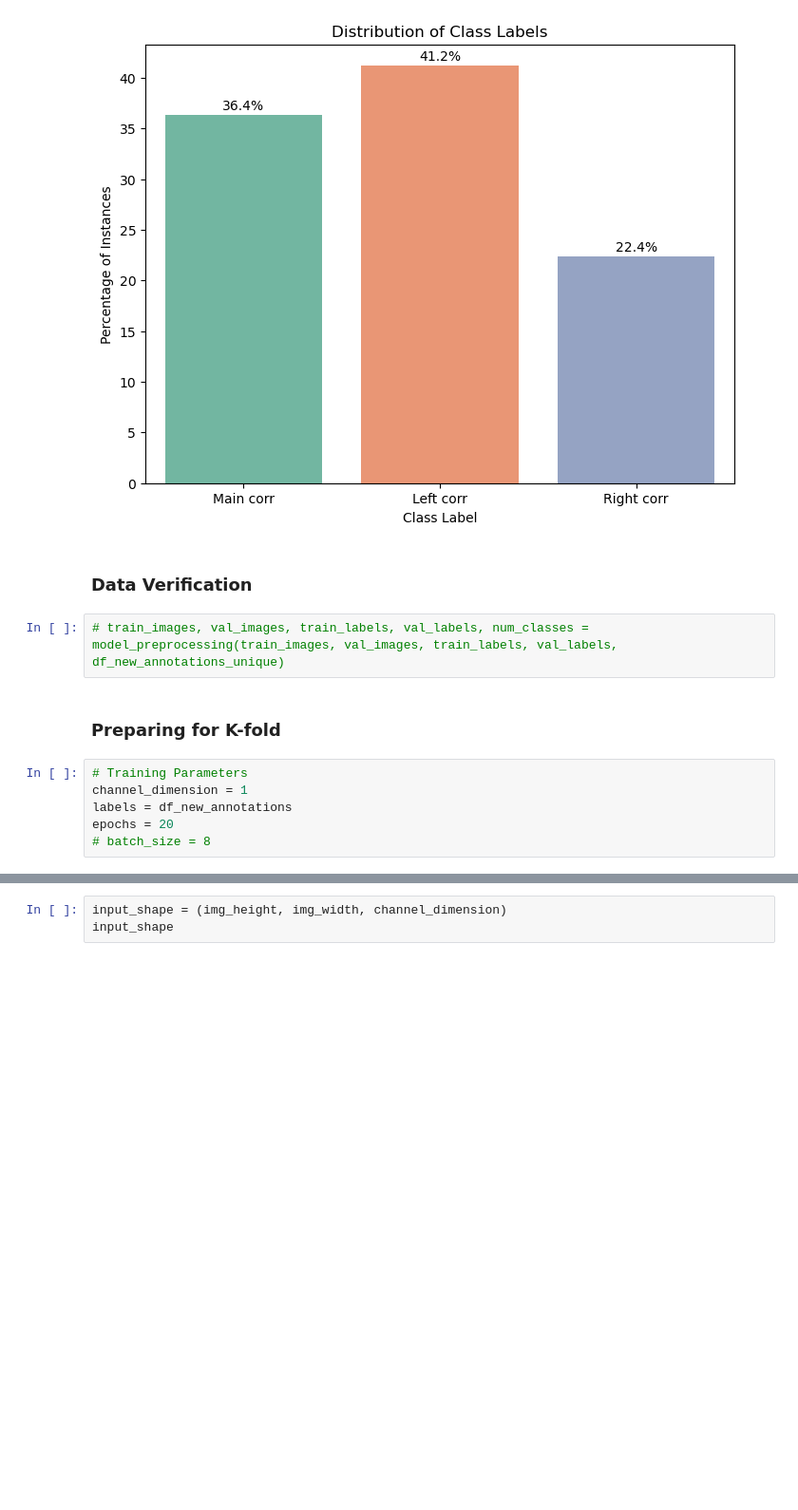
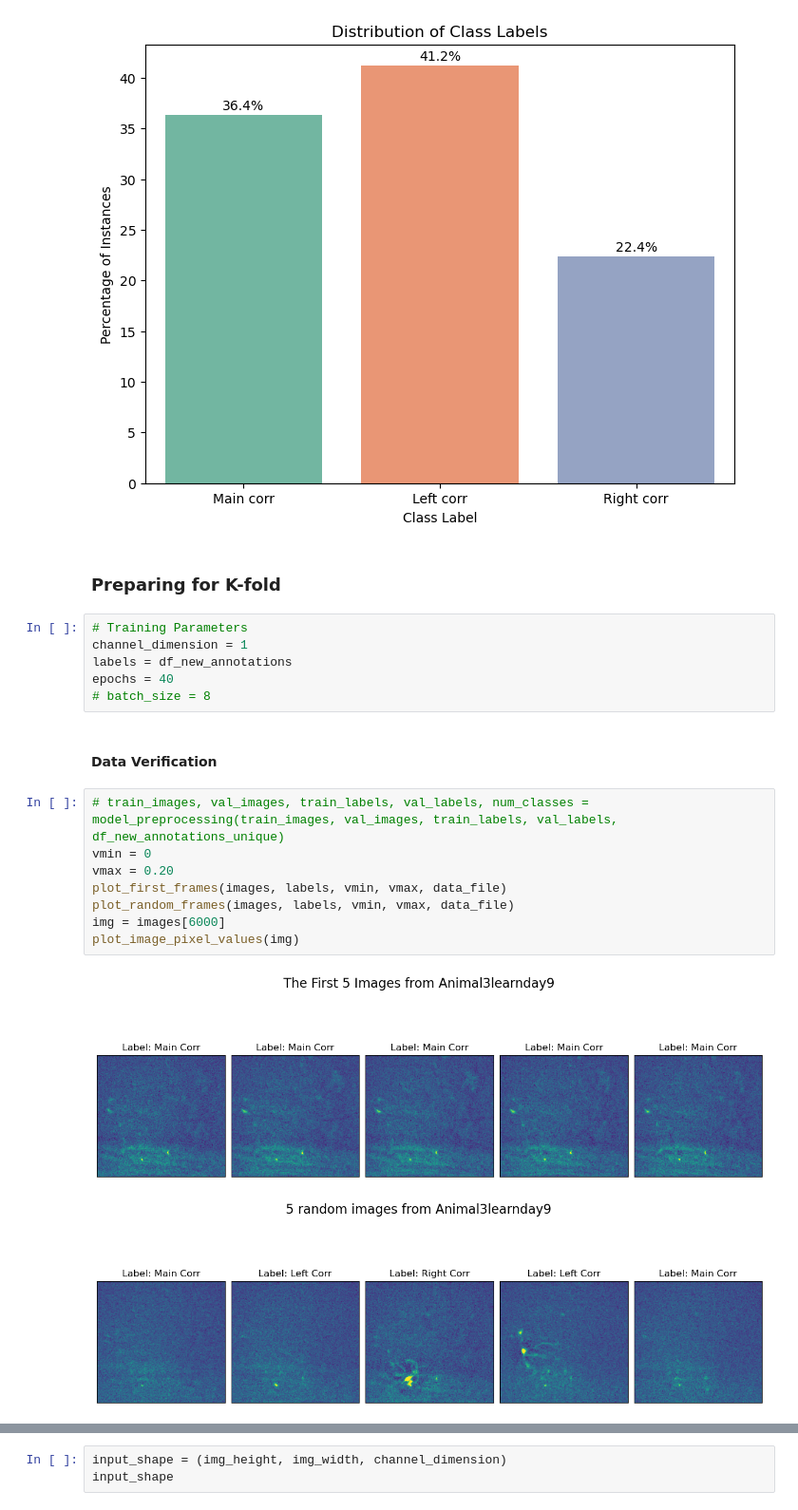
Before and after one commit to konkalaitzidis/bpnn, a Jupyter notebook: src/V3/BPNN_V3.ipynb, the cells around one changed output, grey strips where cells are left out. Shown at 95% size. Drawn from its saved outputs; the diff is of its cells as text; blank space fills up the shorter version.

Commit message:
WIP/Code cleanup, improve plots, store results for plotting pipeline

```diff
--- a/src/V3/BPNN_V3.ipynb
+++ b/src/V3/BPNN_V3.ipynb
@@ -235,15 +235,24 @@ save_dir = "/home/dmc/Desktop/kostas/direct-Behavior-prediction-from-miniscope-c
 class_counts, total_counts = check_class_imbalance(df_new_annotations, experiment_ID, save_dir)
 # %% [output]
 [figure]
-# %% [markdown]
-### Data Verification
-# %%
-# train_images, val_images, train_labels, val_labels, num_classes = model_preprocessing(train_images, val_images, train_labels, val_labels, df_new_annotations_unique)
 # %% [markdown]
 ### Preparing for K-fold
 # %%
 # Training Parameters
 channel_dimension = 1
 labels = df_new_annotations
-epochs = 20
+epochs = 40
 # batch_size = 8
+# %% [markdown]
+#### Data Verification
+# %%
+# train_images, val_images, train_labels, val_labels, num_classes = model_preprocessing(train_images, val_images, train_labels, val_labels, df_new_annotations_unique)
+vmin = 0
+vmax = 0.20
+plot_first_frames(images, labels, vmin, vmax, data_file)
+plot_random_frames(images, labels, vmin, vmax, data_file)
+img = images[6000]
+plot_image_pixel_values(img)
+# %% [output]
+[figure, added]
+[figure, added]
```
Also changed, not shown: parts of 50 cells of this notebook, 3 other files.
